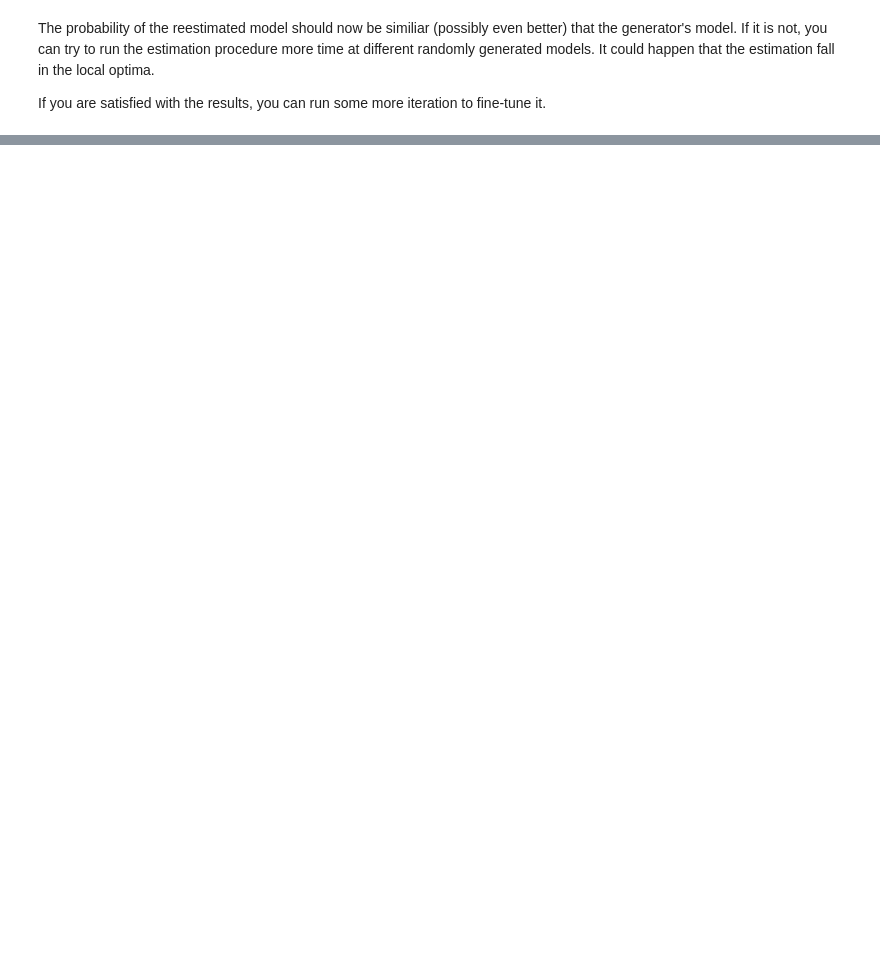
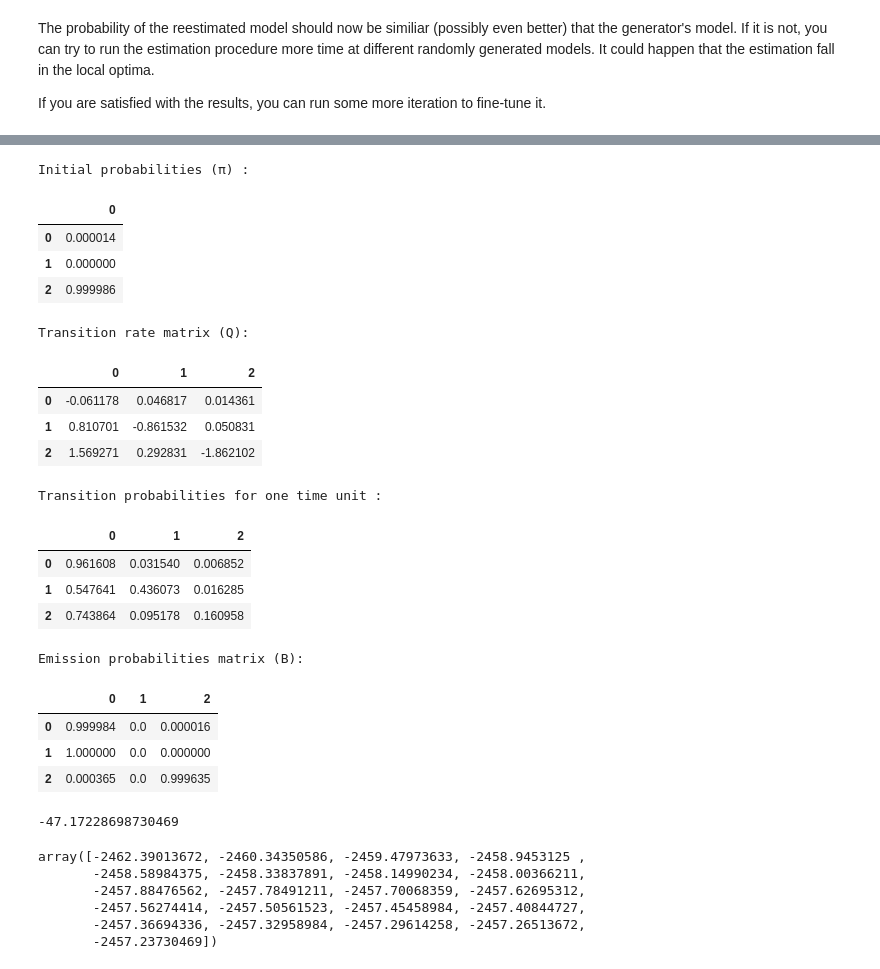
Before and after one commit to lopatovsky/HMMs, a Jupyter notebook: CT-HMM.ipynb, the cells around one changed output, grey strips where cells are left out. Cells and saved outputs as stored; diff of their text form; code cells hidden in the pictures; blank space fills up the shorter version.

```diff
--- a/CT-HMM.ipynb
+++ b/CT-HMM.ipynb
@@ -218,0 +490,36 @@ print(dest)
+# %%
+hmms.print_parameters(cthmm)
+# %% [output]
+Initial probabilities (π) :
+|  | 0 |
+| 0 | 0.000014 |
+| 1 | 0.000000 |
+| 2 | 0.999986 |
+Transition rate matrix (Q):
+|  | 0 | 1 | 2 |
+| 0 | -0.061178 | 0.046817 | 0.014361 |
+| 1 | 0.810701 | -0.861532 | 0.050831 |
+| 2 | 1.569271 | 0.292831 | -1.862102 |
+Transition probabilities for one time unit :
+|  | 0 | 1 | 2 |
+| 0 | 0.961608 | 0.031540 | 0.006852 |
+| 1 | 0.547641 | 0.436073 | 0.016285 |
+| 2 | 0.743864 | 0.095178 | 0.160958 |
+Emission probabilities matrix (B):
+|  | 0 | 1 | 2 |
+| 0 | 0.999984 | 0.0 | 0.000016 |
+| 1 | 1.000000 | 0.0 | 0.000000 |
+| 2 | 0.000365 | 0.0 | 0.999635 |
+# %%
+cthmm.data_estimate(t,e)
+# %% [output]
+-47.17228698730469
+# %%
+outc
+# %% [output]
+array([-2462.39013672, -2460.34350586, -2459.47973633, -2458.9453125 ,
+       -2458.58984375, -2458.33837891, -2458.14990234, -2458.00366211,
+       -2457.88476562, -2457.78491211, -2457.70068359, -2457.62695312,
+       -2457.56274414, -2457.50561523, -2457.45458984, -2457.40844727,
+       -2457.36694336, -2457.32958984, -2457.29614258, -2457.26513672,
+       -2457.23730469])
```
Also changed, not shown: parts of 25 cells of this notebook, 6 other files.
